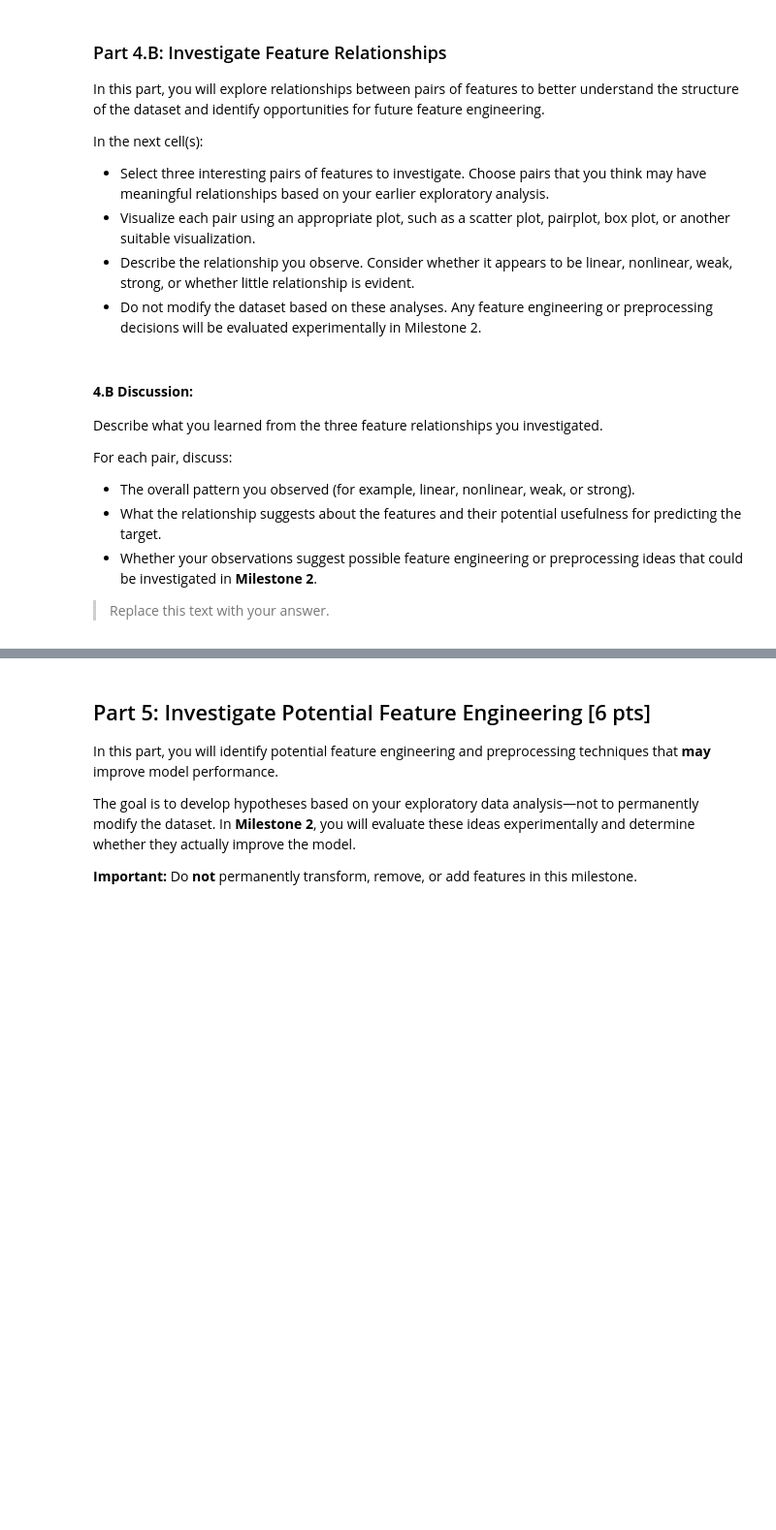
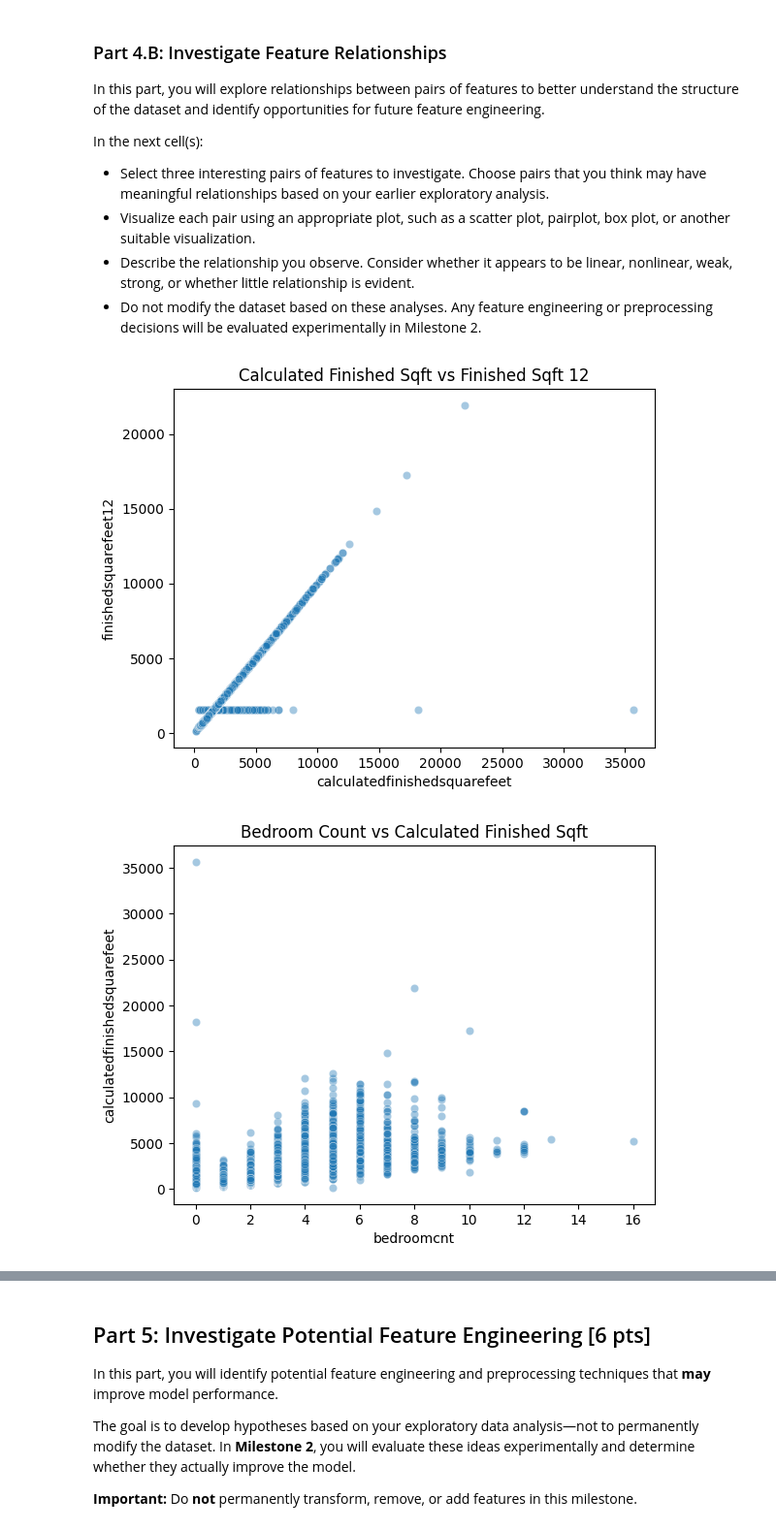
Before and after one commit to Jbaner/Module-3-Assignments, a Jupyter notebook: Milestone_01.ipynb, the cells around one changed output, grey strips where cells are left out. Shown at 97% size. Drawn from its saved outputs; the diff is of its cells as text; code cells hidden in the pictures; blank space fills up the shorter version.

```diff
--- a/Milestone_01.ipynb
+++ b/Milestone_01.ipynb
@@ -977,15 +995,37 @@ In the next cell(s):
 - Visualize each pair using an appropriate plot, such as a scatter plot, pairplot, box plot, or another suitable visualization.
 - Describe the relationship you observe. Consider whether it appears to be linear, nonlinear, weak, strong, or whether little relationship is evident.
 - Do not modify the dataset based on these analyses. Any feature engineering or preprocessing decisions will be evaluated experimentally in Milestone 2.
-# %% [markdown]
-#### **4.B Discussion:**
-
-Describe what you learned from the three feature relationships you investigated.
-
-For each pair, discuss:
-
-- The overall pattern you observed (for example, linear, nonlinear, weak, or strong).
-- What the relationship suggests about the features and their potential usefulness for predicting the target.
-- Whether your observations suggest possible feature engineering or preprocessing ideas that could be investigated in **Milestone 2**.
-
-> Replace this text with your answer.
+# %%
+#Select three interesting pairs of features to investigate
+#1. calculatedfinishedsquarefeet vs finishedsquarefeet12
+sns.scatterplot(
+    data=X_train_imputed,
+    x='calculatedfinishedsquarefeet',
+    y='finishedsquarefeet12',
+    alpha=0.4
+)
+plt.title("Calculated Finished Sqft vs Finished Sqft 12")
+plt.show()
+
+#2.bedroomcnt vs calculatedfinishedsquarefeet
+sns.scatterplot(
+    data=X_train_imputed,
+    x='bedroomcnt',
+    y='calculatedfinishedsquarefeet',
+    alpha=0.4
+)
+plt.title("Bedroom Count vs Calculated Finished Sqft")
+plt.show()
+
+#3.bedroomcnt vs bathroomcnt
+sns.scatterplot(
+    data=X_train_imputed,
+    x='bedroomcnt',
+    y='bathroomcnt',
+    alpha=0.4
+)
+plt.title("Bedroom Count vs Bathroom Count")
+plt.show()
+# %% [output]
+[figure, added]
+[figure, added]
```
Also changed, not shown: parts of 8 cells of this notebook.
